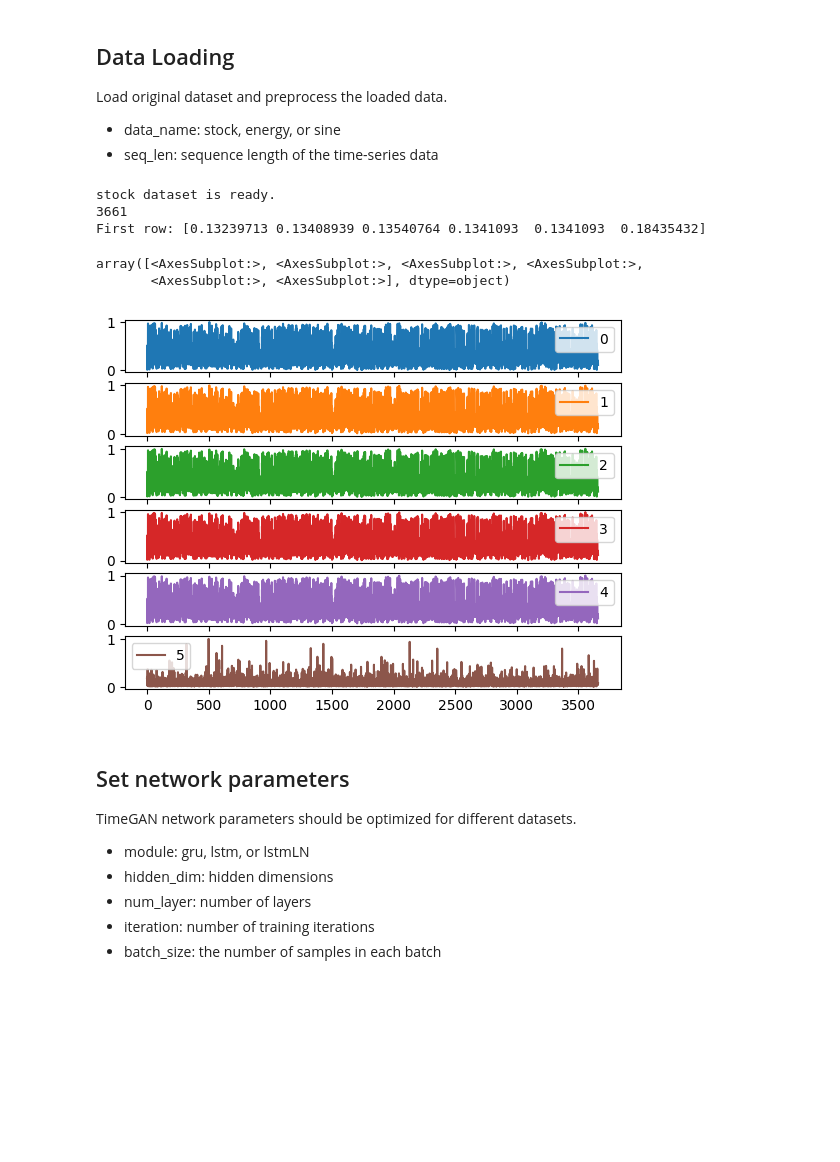
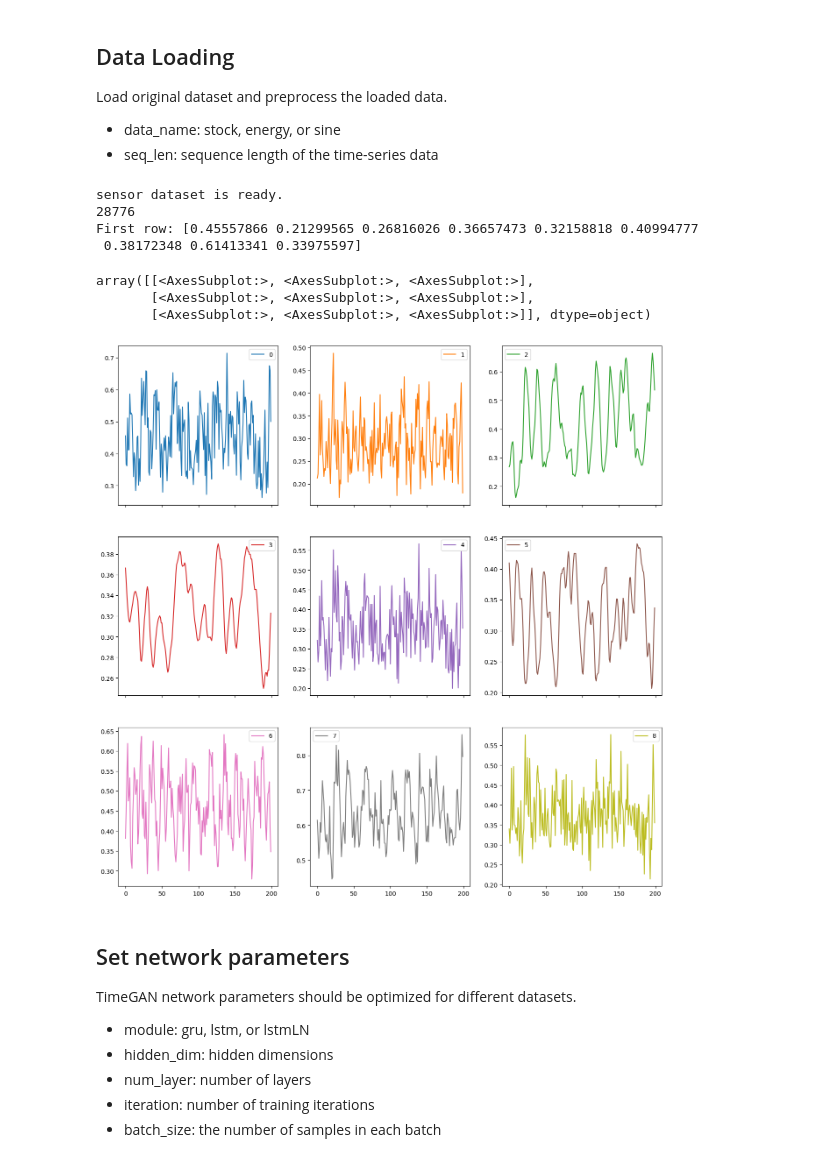
Before and after one commit to fredrikSveen/TimeGAN, a Jupyter notebook: tutorial_timegan.ipynb, the cells around one changed output. Cells and saved outputs as stored; diff of their text form; code cells hidden in the pictures; blank space fills up the shorter version.

Commit message:
Check window quality of sensor data

```diff
--- a/tutorial_timegan.ipynb
+++ b/tutorial_timegan.ipynb
@@ -61,7 +61,7 @@ Load original dataset and preprocess the loaded data.
 - seq_len: sequence length of the time-series data
 # %%
 ## Data loading
-data_name = 'stock'
+data_name = 'sensor'
 seq_len = 24
 
 if data_name in ['stock', 'energy', 'sensor']:
@@ -75,16 +75,18 @@ print(data_name + ' dataset is ready.')
 print(len(ori_data))
 print(f'First row: {ori_data[0][0]}')
 # %% [output]
-stock dataset is ready.
-3661
-First row: [0.13239713 0.13408939 0.13540764 0.1341093  0.1341093  0.18435432]
+sensor dataset is ready.
+28776
+First row: [0.45557866 0.21299565 0.26816026 0.36657473 0.32158818 0.40994777
+ 0.38172348 0.61413341 0.33975597]
 # %%
 ori_post_df = list_to_df(ori_data)
-ori_post_df.plot(subplots=(1,5))
+ori_post_df[:200].plot(subplots=True, layout=(3,3), figsize=(16,16))
 # %% [output]
-array([<AxesSubplot:>, <AxesSubplot:>, <AxesSubplot:>, <AxesSubplot:>,
-       <AxesSubplot:>, <AxesSubplot:>], dtype=object)
+array([[<AxesSubplot:>, <AxesSubplot:>, <AxesSubplot:>],
+       [<AxesSubplot:>, <AxesSubplot:>, <AxesSubplot:>],
+       [<AxesSubplot:>, <AxesSubplot:>, <AxesSubplot:>]], dtype=object)
-[figure, old version]
+[figure, new version]
 # %% [markdown]
 ## Set network parameters
 
```
Also changed, not shown: parts of 2 cells of this notebook, 1 other file.
